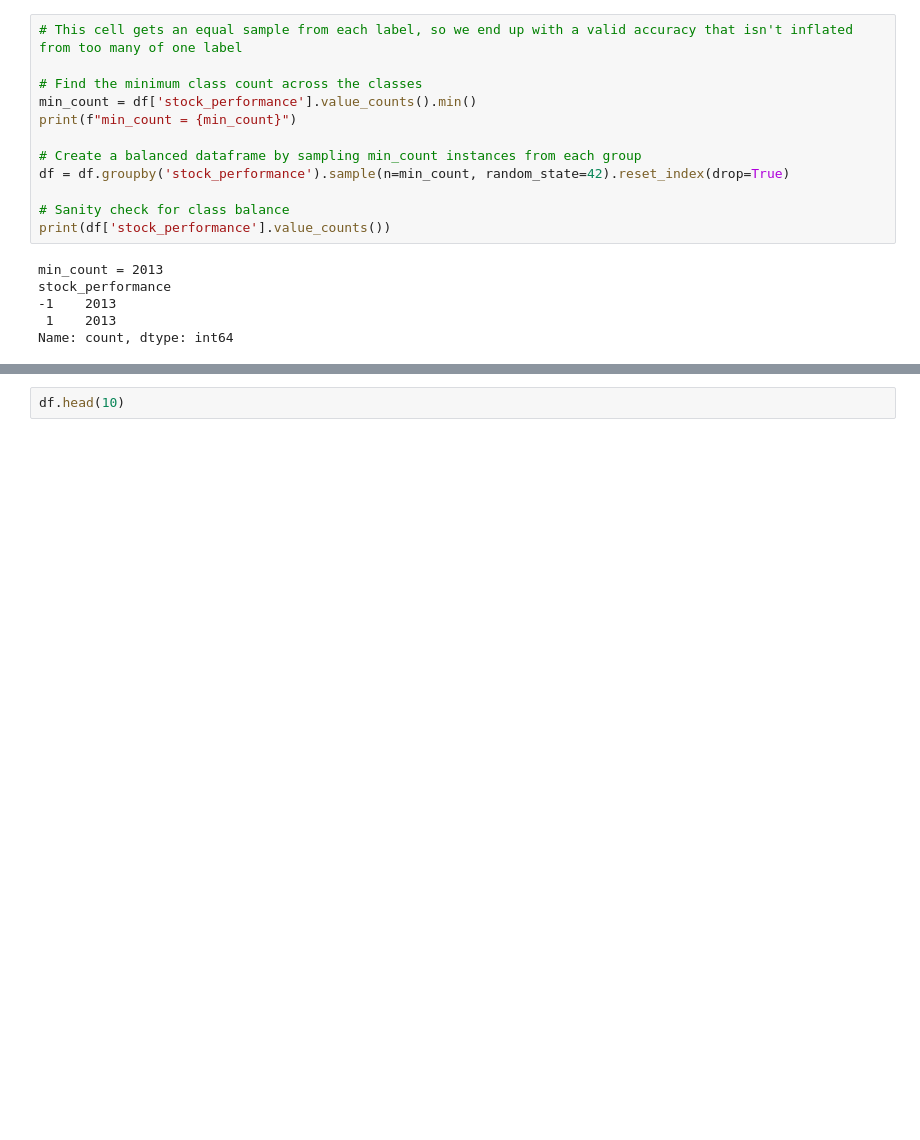
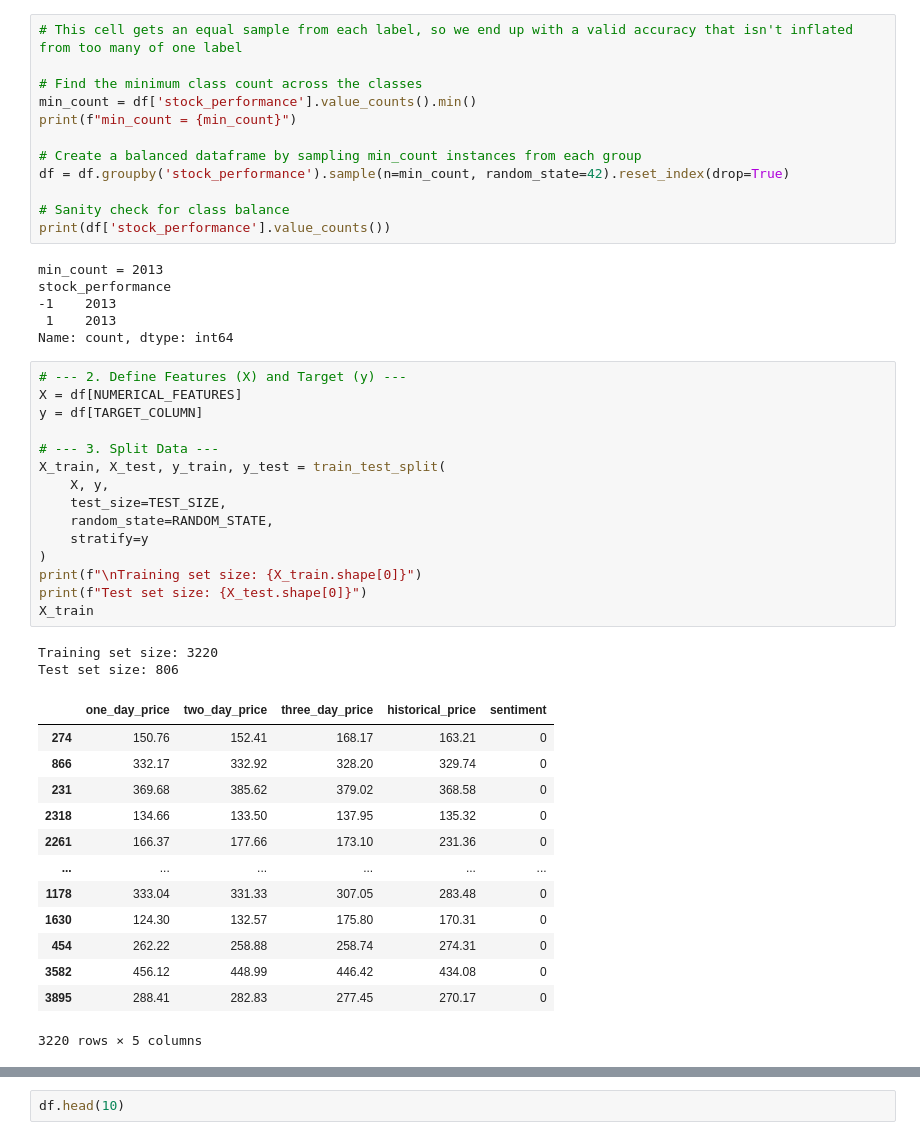
Before and after one commit to rithikkulkarni/ALDA-Course-Project, a Jupyter notebook: basic_model.ipynb, the cells around one changed output, grey strips where cells are left out. Drawn from its saved outputs; the diff is of its cells as text; blank space fills up the shorter version.

```diff
--- a/basic_model.ipynb
+++ b/basic_model.ipynb
@@ -56,3 +56,34 @@ stock_performance
 -1    2013
  1    2013
 Name: count, dtype: int64
+# %%
+# --- 2. Define Features (X) and Target (y) ---
+X = df[NUMERICAL_FEATURES]
+y = df[TARGET_COLUMN]
+
+# --- 3. Split Data ---
+X_train, X_test, y_train, y_test = train_test_split(
+    X, y,
+    test_size=TEST_SIZE,
+    random_state=RANDOM_STATE,
+    stratify=y
+)
+print(f"\nTraining set size: {X_train.shape[0]}")
+print(f"Test set size: {X_test.shape[0]}")
+X_train
+# %% [output]
+Training set size: 3220
+Test set size: 806
+|  | one_day_price | two_day_price | three_day_price | historical_price | sentiment |
+| 274 | 150.76 | 152.41 | 168.17 | 163.21 | 0 |
+| 866 | 332.17 | 332.92 | 328.20 | 329.74 | 0 |
+| 231 | 369.68 | 385.62 | 379.02 | 368.58 | 0 |
+| 2318 | 134.66 | 133.50 | 137.95 | 135.32 | 0 |
+| 2261 | 166.37 | 177.66 | 173.10 | 231.36 | 0 |
+| ... | ... | ... | ... | ... | ... |
+| 1178 | 333.04 | 331.33 | 307.05 | 283.48 | 0 |
+| 1630 | 124.30 | 132.57 | 175.80 | 170.31 | 0 |
+| 454 | 262.22 | 258.88 | 258.74 | 274.31 | 0 |
+| 3582 | 456.12 | 448.99 | 446.42 | 434.08 | 0 |
+| 3895 | 288.41 | 282.83 | 277.45 | 270.17 | 0 |
+3220 rows × 5 columns
```
Also changed, not shown: parts of 9 cells of this notebook.
